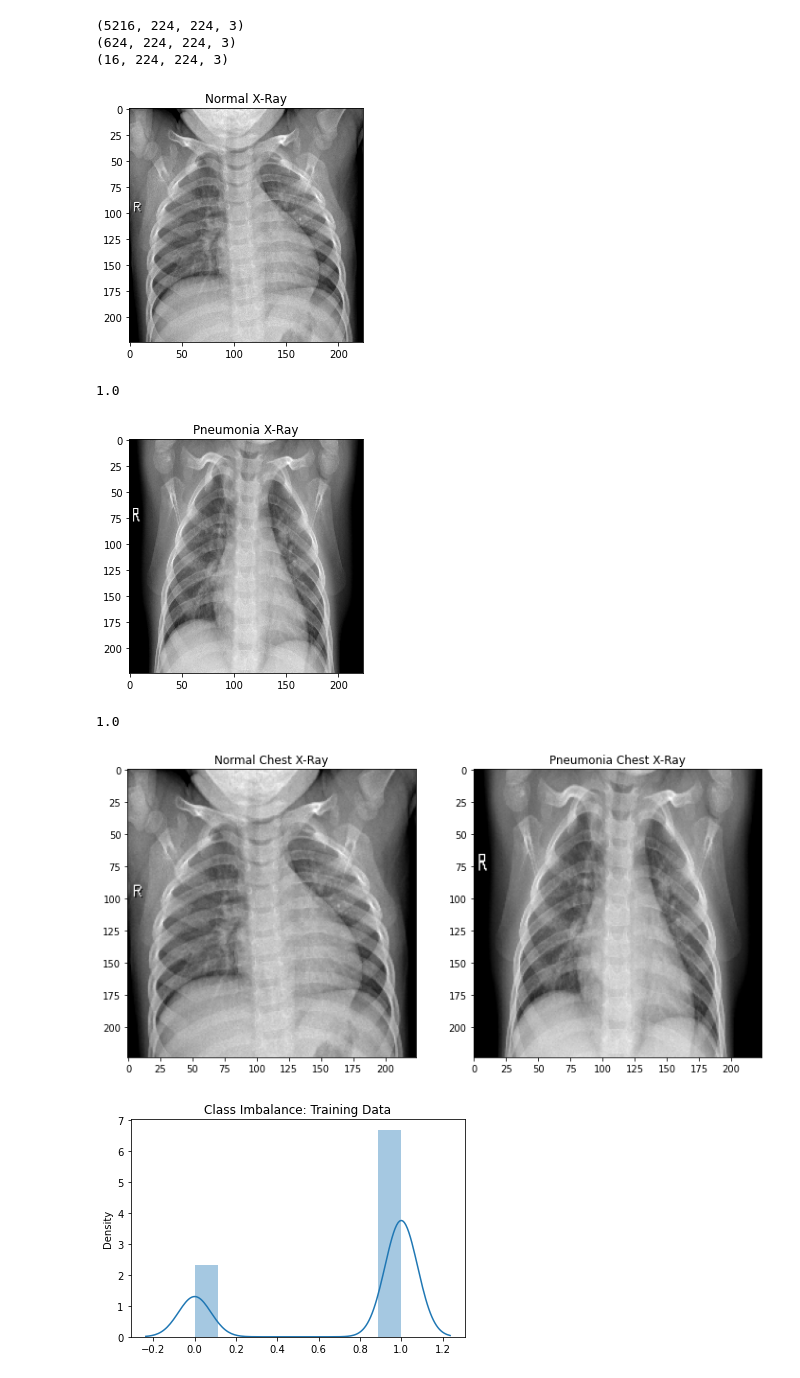
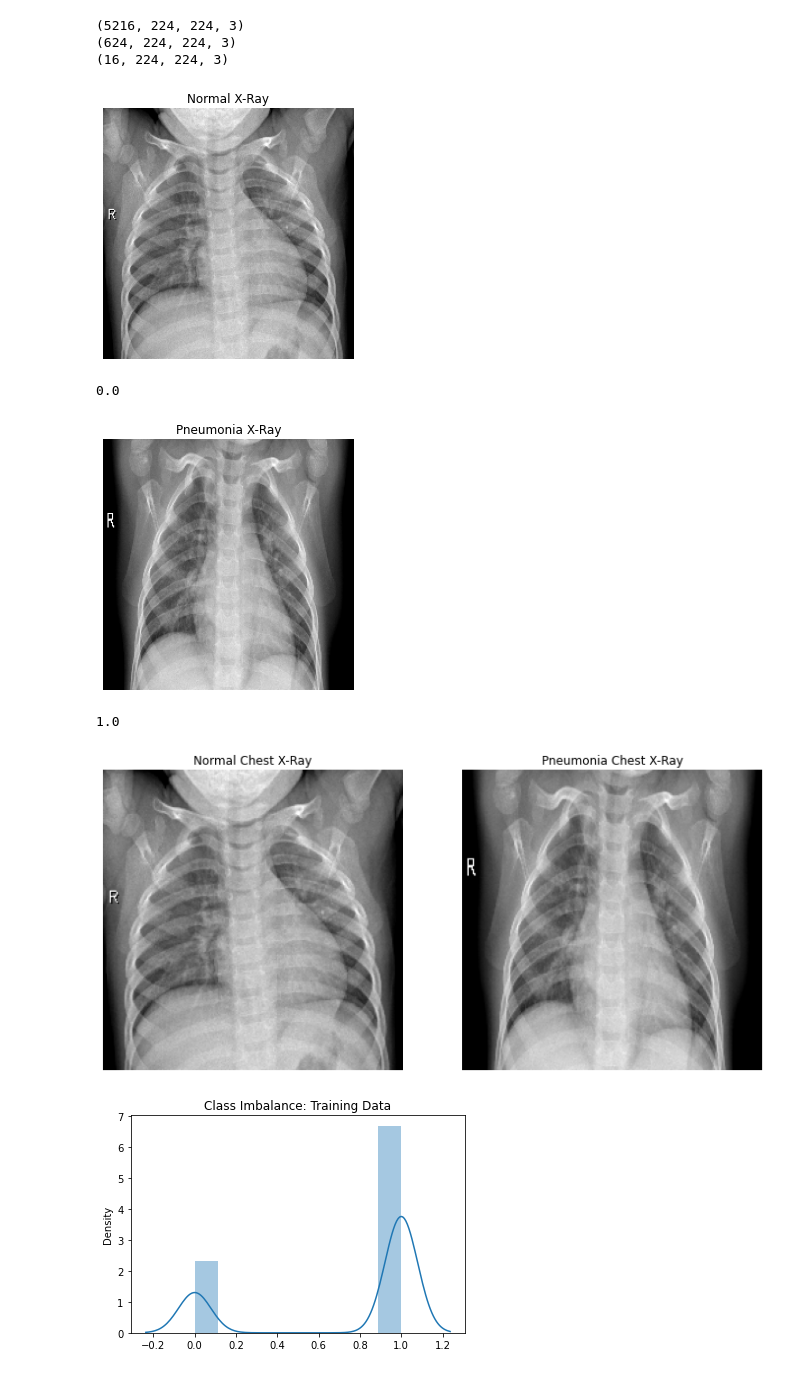
Before and after one commit to tiaplagata/dsc-phase-4-project, a Jupyter notebook: Phase4_Final_Notebook.ipynb, the cells around one changed output. Cells and saved outputs as stored; diff of their text form; code cells hidden in the pictures.

```diff
--- a/Phase4_Final_Notebook.ipynb
+++ b/Phase4_Final_Notebook.ipynb
@@ -161,34 +168,38 @@ print(X_val.shape)
 # %%
 # What does a normal image look like?
 plt.imshow(np.squeeze(X_train[0]))
+plt.axis('off')
 plt.title('Normal X-Ray')
 plt.tight_layout()
 plt.show()
 # Check the class label ('Normal':0)
-print(y_train[8])
+print(y_train[0])
 # %% [output]
-[figure, old version]
+[figure, new version]
-1.0
+0.0
 # %%
 # What does a pneumonia xray look like?
 plt.imshow(np.squeeze(X_train[1]))
+plt.axis('off')
 plt.title('Pneumonia X-Ray')
 plt.tight_layout()
 plt.show()
 # Check class label ('Pneumonia':1)
-print(y_train[2])
+print(y_train[1])
 # %% [output]
-[figure, old version]
+[figure, new version]
 1.0
 # %%
 fig, axes = plt.subplots(1, 2, figsize=(12, 8))
 axes[0].imshow(np.squeeze(X_train[0]))
 axes[1].imshow(np.squeeze(X_train[1]))
+axes[0].axis('off')
+axes[1].axis('off')
 axes[0].set_title('Normal Chest X-Ray')
 axes[1].set_title('Pneumonia Chest X-Ray')
 plt.show()
 # %% [output]
-[figure, old version]
+[figure, new version]
 # %%
 # Look at class imbalance of training data
 sns.distplot(y_train)
```
Also changed, not shown: parts of 43 cells of this notebook.
